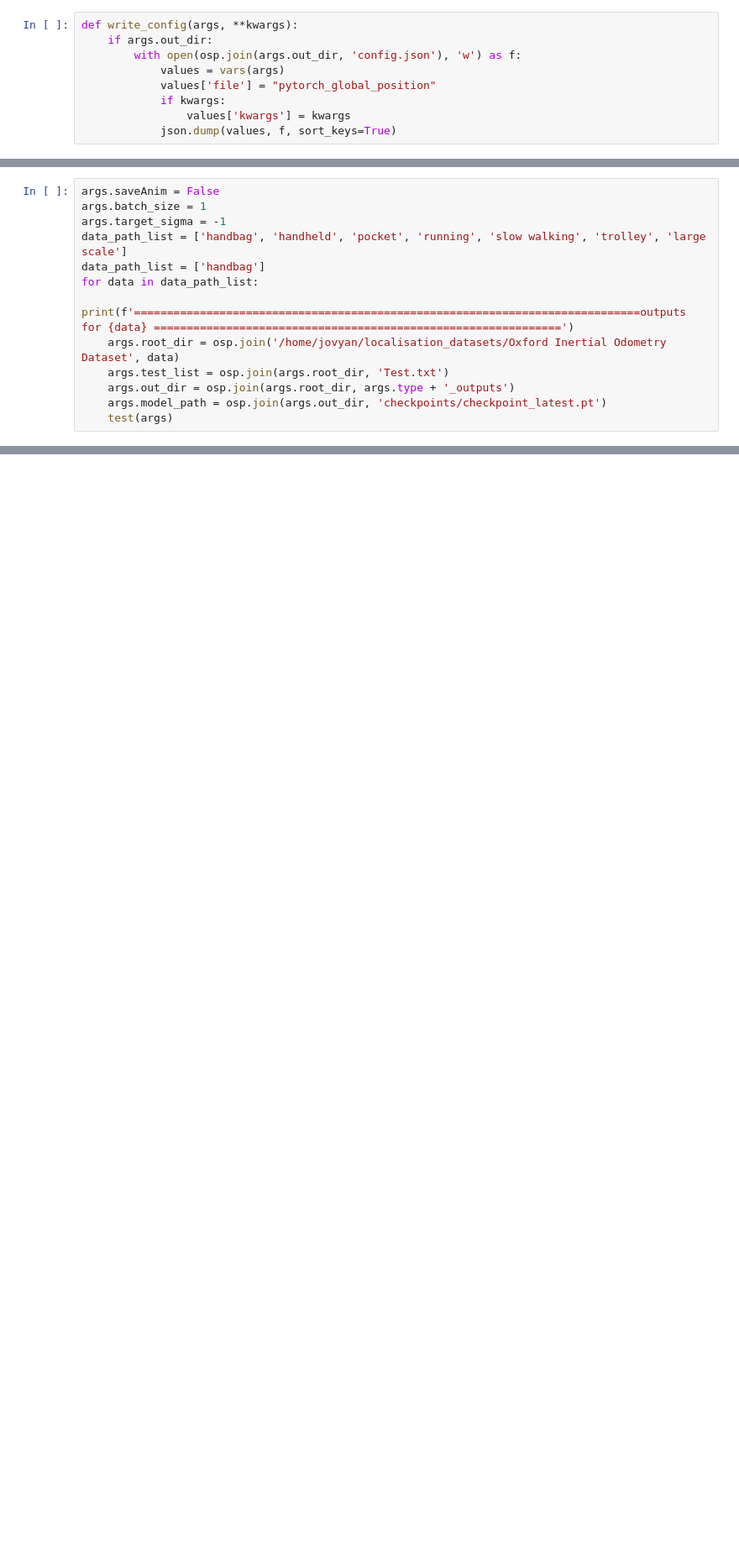
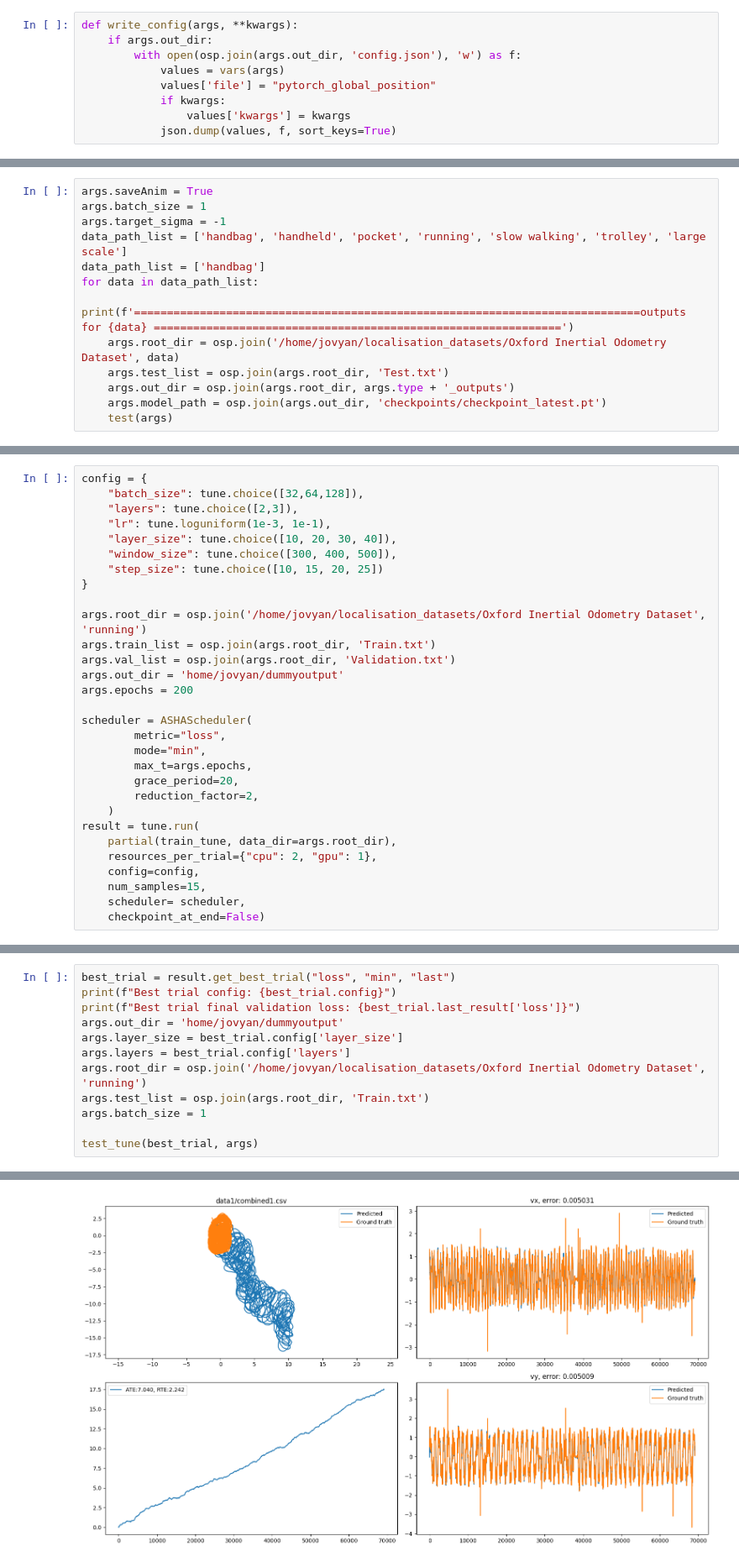
Before and after one commit to AndrewCheam/IMU_localisation, a Jupyter notebook: Oxiod/source/Oxiod_lstm.ipynb, the cells around one changed output, grey strips where cells are left out. Shown at 84% size. Cells and saved outputs as stored; diff of their text form; blank space fills up the shorter version.

```diff
--- a/Oxiod/source/Oxiod_lstm.ipynb
+++ b/Oxiod/source/Oxiod_lstm.ipynb
@@ -617,5 +605,5 @@ KeyboardInterrupt:
 # %%
-args.saveAnim = False
+args.saveAnim = True
 args.batch_size = 1
 args.target_sigma = -1
 data_path_list = ['handbag', 'handheld', 'pocket', 'running', 'slow walking', 'trolley', 'large scale']
@@ -661,0 +919,30 @@ ATE     RTE
+# %%
+config = {
+    "batch_size": tune.choice([32,64,128]),
+    "layers": tune.choice([2,3]),
+    "lr": tune.loguniform(1e-3, 1e-1),
+    "layer_size": tune.choice([10, 20, 30, 40]),
+    "window_size": tune.choice([300, 400, 500]),
+    "step_size": tune.choice([10, 15, 20, 25])
+}
+
+args.root_dir = osp.join('/home/jovyan/localisation_datasets/Oxford Inertial Odometry Dataset', 'running')
+args.train_list = osp.join(args.root_dir, 'Train.txt')
+args.val_list = osp.join(args.root_dir, 'Validation.txt')
+args.out_dir = 'home/jovyan/dummyoutput'
+args.epochs = 200
+
+scheduler = ASHAScheduler(
+        metric="loss",
+        mode="min",
+        max_t=args.epochs,
+        grace_period=20,
+        reduction_factor=2,
+    )
+result = tune.run(
+    partial(train_tune, data_dir=args.root_dir),
+    resources_per_trial={"cpu": 2, "gpu": 1},
+    config=config,
+    num_samples=15,
+    scheduler= scheduler,
+    checkpoint_at_end=False)
@@ -661,0 +1024,13 @@ ATE     RTE
+# %%
+best_trial = result.get_best_trial("loss", "min", "last")
+print(f"Best trial config: {best_trial.config}")
+print(f"Best trial final validation loss: {best_trial.last_result['loss']}")
+args.out_dir = 'home/jovyan/dummyoutput'
+args.layer_size = best_trial.config['layer_size']
+args.layers = best_trial.config['layers']
+args.root_dir = osp.join('/home/jovyan/localisation_datasets/Oxford Inertial Odometry Dataset', 'running')
+args.test_list = osp.join(args.root_dir, 'Train.txt')
+args.batch_size = 1
+
+test_tune(best_trial, args)
+# %% [output]
@@ -661,0 +1053 @@ ATE     RTE
+[figure, added]
```
Also changed, not shown: parts of 15 cells of this notebook, 55 other files.
